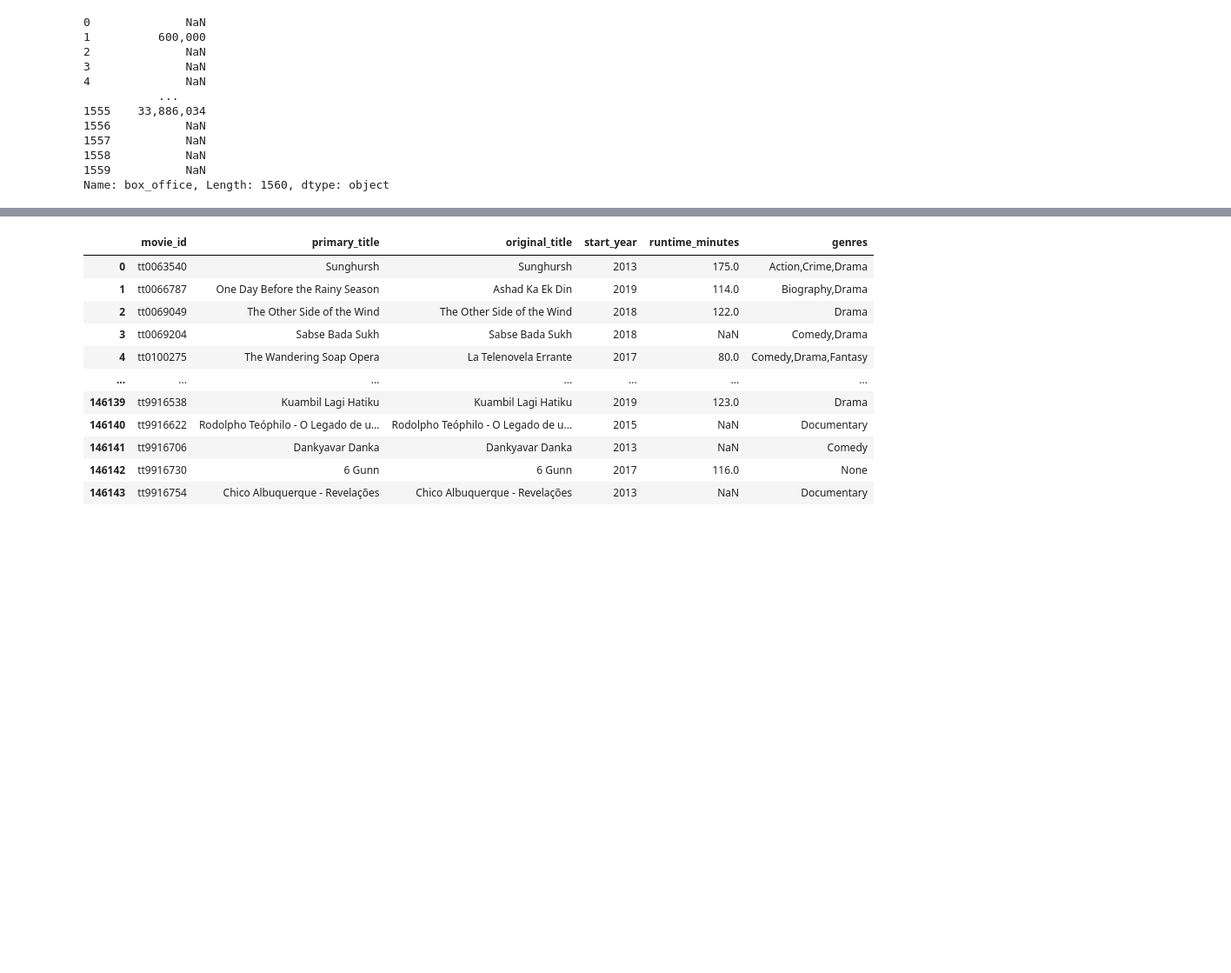
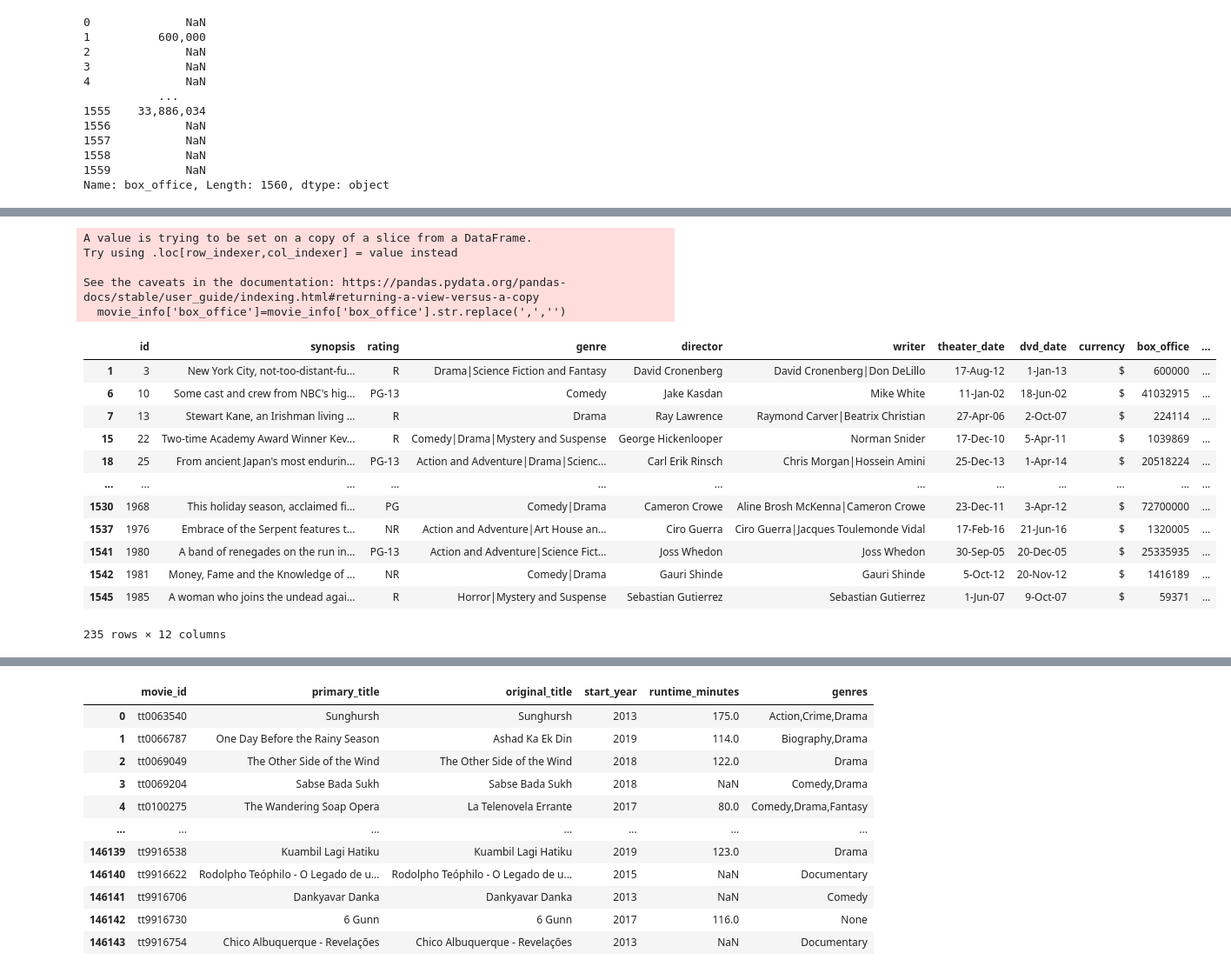
Before and after one commit to jumholtz/AIOverlordSupporters, a Jupyter notebook: student.ipynb, the cells around one changed output, grey strips where cells are left out. Shown: that part at 87% size. Drawn from its saved outputs; the diff is of its cells as text; code cells hidden in the pictures; blank space fills up the shorter version.

```diff
--- a/student.ipynb
+++ b/student.ipynb
@@ -54,0 +95,23 @@ Name: box_office, Length: 1560, dtype: object
+# %%
+#remove commas
+movie_info['box_office']=movie_info['box_office'].str.replace(',','')
+movie_info
+# %% [output]
+A value is trying to be set on a copy of a slice from a DataFrame.
+Try using .loc[row_indexer,col_indexer] = value instead
+
+See the caveats in the documentation: https://pandas.pydata.org/pandas-docs/stable/user_guide/indexing.html#returning-a-view-versus-a-copy
+  movie_info['box_office']=movie_info['box_office'].str.replace(',','')
+|  | id | synopsis | rating | genre | director | writer | theater_date | dvd_date | currency | box_office | ... |
+| 1 | 3 | New York City, not-too-distant-fu... | R | Drama|Science Fiction and Fantasy | David Cronenberg | David Cronenberg|Don DeLillo | 17-Aug-12 | 1-Jan-13 | $ | 600000 | ... |
+| 6 | 10 | Some cast and crew from NBC's hig... | PG-13 | Comedy | Jake Kasdan | Mike White | 11-Jan-02 | 18-Jun-02 | $ | 41032915 | ... |
+| 7 | 13 | Stewart Kane, an Irishman living ... | R | Drama | Ray Lawrence | Raymond Carver|Beatrix Christian | 27-Apr-06 | 2-Oct-07 | $ | 224114 | ... |
+| 15 | 22 | Two-time Academy Award Winner Kev... | R | Comedy|Drama|Mystery and Suspense | George Hickenlooper | Norman Snider | 17-Dec-10 | 5-Apr-11 | $ | 1039869 | ... |
+| 18 | 25 | From ancient Japan's most endurin... | PG-13 | Action and Adventure|Drama|Scienc... | Carl Erik Rinsch | Chris Morgan|Hossein Amini | 25-Dec-13 | 1-Apr-14 | $ | 20518224 | ... |
+| ... | ... | ... | ... | ... | ... | ... | ... | ... | ... | ... | ... |
+| 1530 | 1968 | This holiday season, acclaimed fi... | PG | Comedy|Drama | Cameron Crowe | Aline Brosh McKenna|Cameron Crowe | 23-Dec-11 | 3-Apr-12 | $ | 72700000 | ... |
+| 1537 | 1976 | Embrace of the Serpent features t... | NR | Action and Adventure|Art House an... | Ciro Guerra | Ciro Guerra|Jacques Toulemonde Vidal | 17-Feb-16 | 21-Jun-16 | $ | 1320005 | ... |
+| 1541 | 1980 | A band of renegades on the run in... | PG-13 | Action and Adventure|Science Fict... | Joss Whedon | Joss Whedon | 30-Sep-05 | 20-Dec-05 | $ | 25335935 | ... |
+| 1542 | 1981 | Money, Fame and the Knowledge of ... | NR | Comedy|Drama | Gauri Shinde | Gauri Shinde | 5-Oct-12 | 20-Nov-12 | $ | 1416189 | ... |
+| 1545 | 1985 | A woman who joins the undead agai... | R | Horror|Mystery and Suspense | Sebastian Gutierrez | Sebastian Gutierrez | 1-Jun-07 | 9-Oct-07 | $ | 59371 | ... |
+235 rows × 12 columns
```
Also changed, not shown: parts of 22 cells of this notebook.
